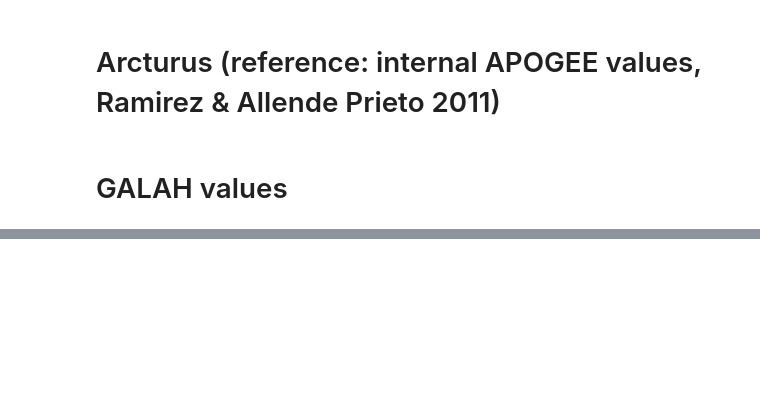
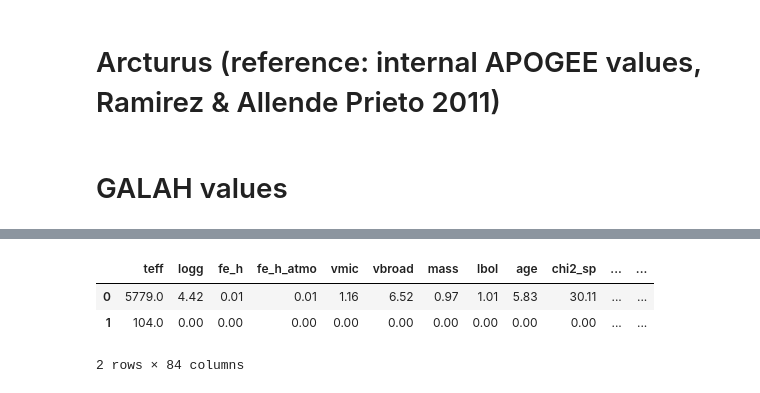
Before and after one commit to svenbuder/GALAH_DR3, a Jupyter notebook: abundance_zeropoints/abundance_zeropoints.ipynb, the cells around one changed output, grey strips where cells are left out. Drawn from its saved outputs; the diff is of its cells as text; code cells hidden in the pictures; blank space fills up the shorter version.

```diff
--- a/abundance_zeropoints/abundance_zeropoints.ipynb
+++ b/abundance_zeropoints/abundance_zeropoints.ipynb
@@ -530,0 +564,27 @@ plt.savefig('figures/abundance_zeropoints.png', dpi=300, bbox_inches='tight')
+# %%
+galah_sun['A_Co'][0:2] = np.array(sun["A_Co"][0:2])
+galah_sun['A_Co7713'][0:2] = np.array(sun["A_Co"][0:2])
+galah_sun['A_Eu'][0:2] = np.array(sun["A_Eu"][0:2])
+galah_sun['A_Eu5819'][0:2] = np.array(sun["A_Eu"][0:2])
+galah_sun['A_Eu6645'][0:2] = np.array(sun["A_Eu"][0:2])
+galah_sun['A_K5802'][0:2] = np.array(sun["A_K"][0:2])
+galah_sun['A_Mo'][0:2] = np.array(sun["A_Mo"][0:2])
+galah_sun['A_Na4752'][0:2] = np.array(sun["A_Na"][0:2])
+galah_sun['A_Nd'][0:2] = np.array(sun["A_Nd"][0:2])
+galah_sun['A_Nd4811'][0:2] = np.array(sun["A_Nd"][0:2])
+galah_sun['A_Rb'][0:2] = np.array(sun["A_Rb"][0:2])
+galah_sun['A_Ru'][0:2] = np.array(sun["A_Ru"][0:2])
+galah_sun['A_Sr'][0:2] = np.array(sun["A_Sr"][0:2])
+galah_sun['A_Y4855'][0:2] = np.array(sun["A_Y"][0:2])
+galah_sun['A_Y5663'][0:2] = np.array(sun["A_Y"][0:2])
+galah_sun['A_Y5729'][0:2] = np.array(sun["A_Y"][0:2])
+# %%
+sun_pandas = pandas.DataFrame(galah_sun,columns=galah_sun.keys())
+sun_astropy = Table.from_pandas(sun_pandas)
+sun_astropy.write('galahdr3_abundance_zeropoints.fits',overwrite=True)
+sun_pandas
+# %% [output]
+|  | teff | logg | fe_h | fe_h_atmo | vmic | vbroad | mass | lbol | age | chi2_sp | ... | ... |
+| 0 | 5779.0 | 4.42 | 0.01 | 0.01 | 1.16 | 6.52 | 0.97 | 1.01 | 5.83 | 30.11 | ... | ... |
+| 1 | 104.0 | 0.00 | 0.00 | 0.00 | 0.00 | 0.00 | 0.00 | 0.00 | 0.00 | 0.00 | ... | ... |
+2 rows × 84 columns
```
Also changed, not shown: parts of 13 cells of this notebook, 3 other files.
